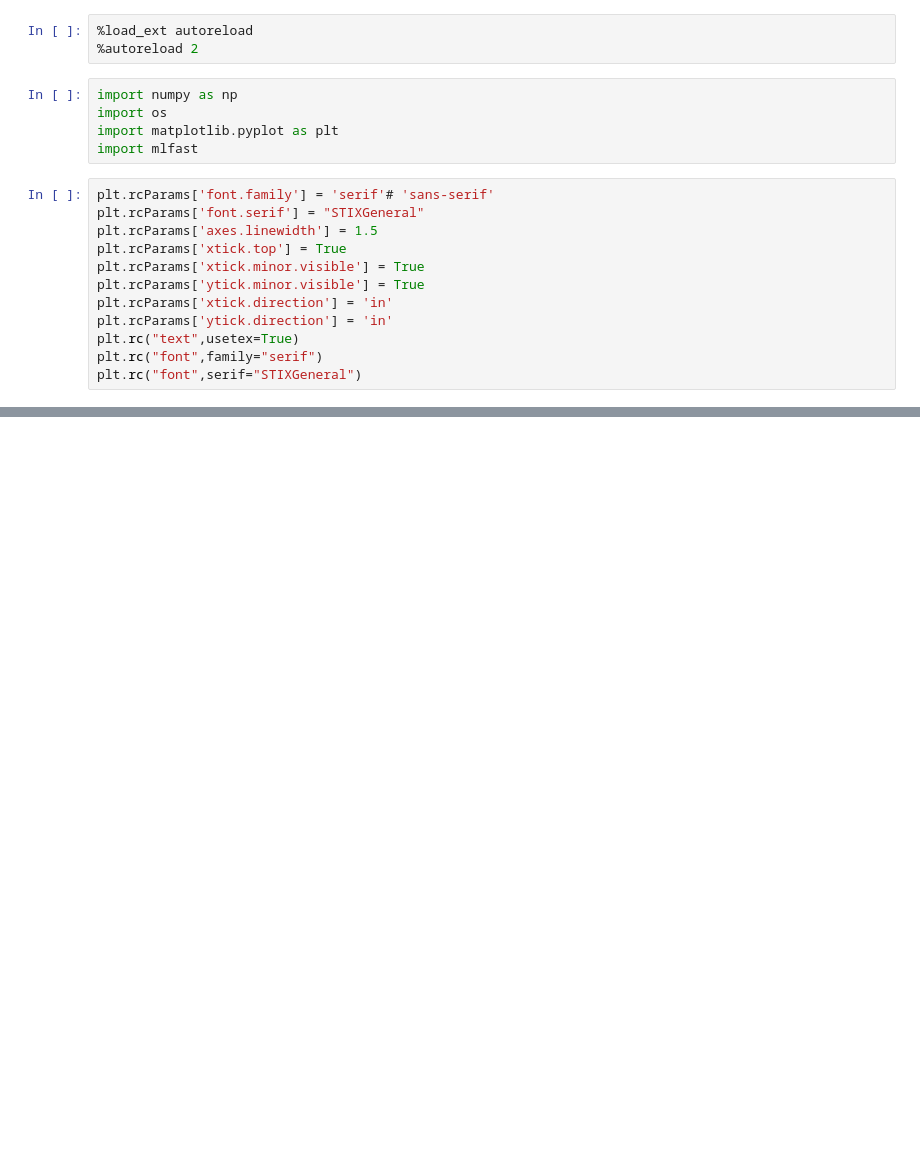
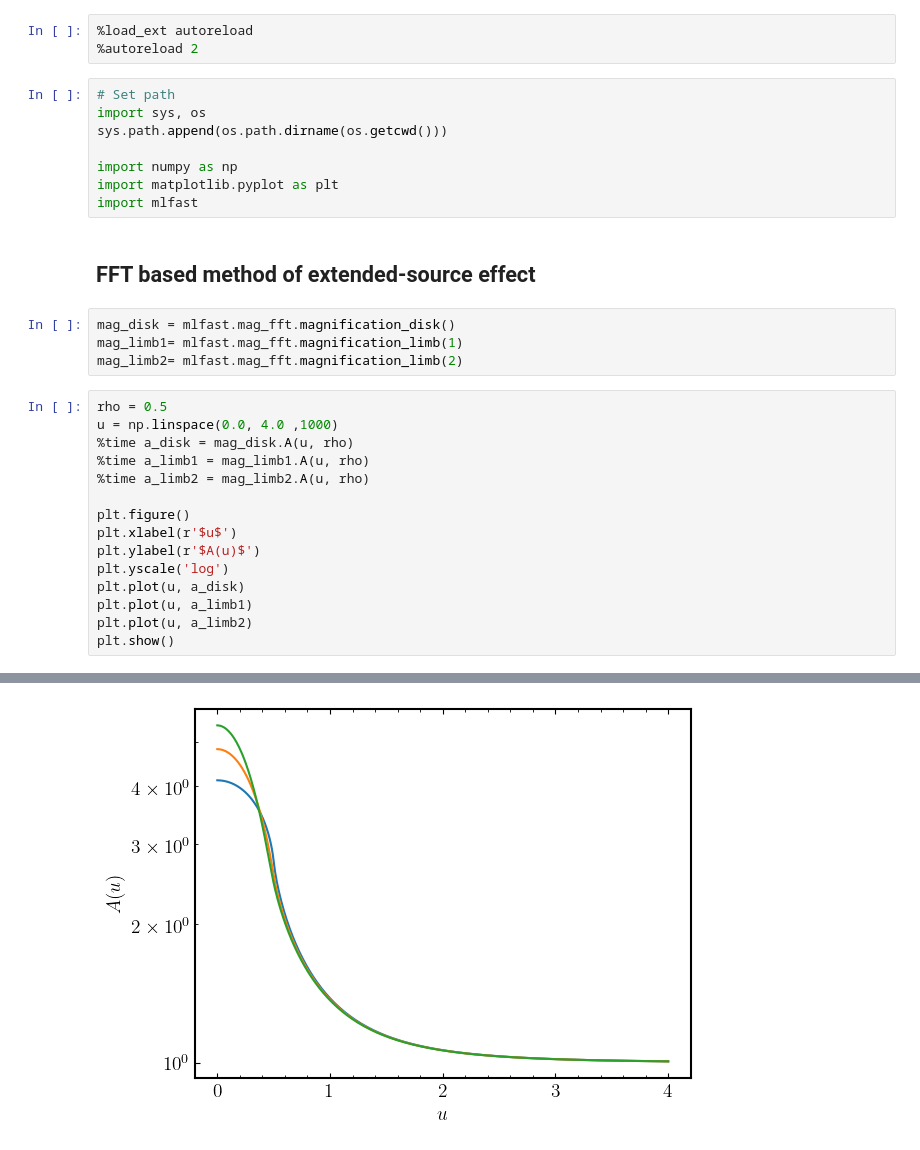
Before and after one commit to git-sunao/fft-extended-source, a Jupyter notebook: ipynb/howtouse.ipynb, the cells around one changed output, grey strips where cells are left out. Drawn from its saved outputs; the diff is of its cells as text; blank space fills up the shorter version.

```diff
--- a/ipynb/howtouse.ipynb
+++ b/ipynb/howtouse.ipynb
@@ -2,19 +2,32 @@
 %load_ext autoreload
 %autoreload 2
 # %%
+# Set path
+import sys, os
+sys.path.append(os.path.dirname(os.getcwd()))
+
 import numpy as np
-import os
 import matplotlib.pyplot as plt
 import mlfast
-# %%
-plt.rcParams['font.family'] = 'serif'# 'sans-serif'
-plt.rcParams['font.serif'] = "STIXGeneral"
-plt.rcParams['axes.linewidth'] = 1.5
-plt.rcParams['xtick.top'] = True
-plt.rcParams['xtick.minor.visible'] = True
-plt.rcParams['ytick.minor.visible'] = True
-plt.rcParams['xtick.direction'] = 'in'
-plt.rcParams['ytick.direction'] = 'in'
-plt.rc("text",usetex=True)
-plt.rc("font",family="serif")
-plt.rc("font",serif="STIXGeneral")
+# %% [markdown]
+## FFT based method of extended-source effect
+# %%
+mag_disk = mlfast.mag_fft.magnification_disk()
+mag_limb1= mlfast.mag_fft.magnification_limb(1)
+mag_limb2= mlfast.mag_fft.magnification_limb(2)
+# %%
+rho = 0.5
+u = np.linspace(0.0, 4.0 ,1000)
+%time a_disk = mag_disk.A(u, rho)
+%time a_limb1 = mag_limb1.A(u, rho)
+%time a_limb2 = mag_limb2.A(u, rho)
+
+plt.figure()
+plt.xlabel(r'$u$')
+plt.ylabel(r'$A(u)$')
+plt.yscale('log')
+plt.plot(u, a_disk)
+plt.plot(u, a_limb1)
+plt.plot(u, a_limb2)
+plt.show()
+# %% [output]
@@ -20,0 +40 @@ plt.rc("font",serif="STIXGeneral")
+[figure, added]
```
Also changed, not shown: parts of 20 cells of this notebook, 23 other files.
